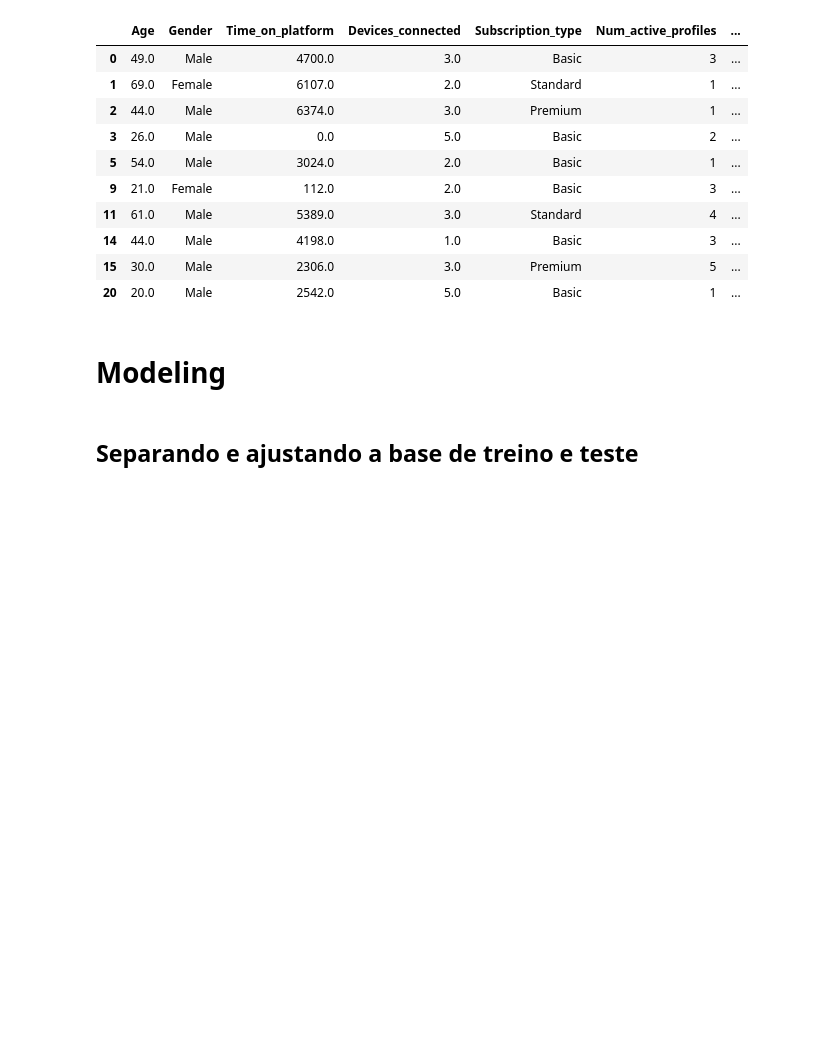
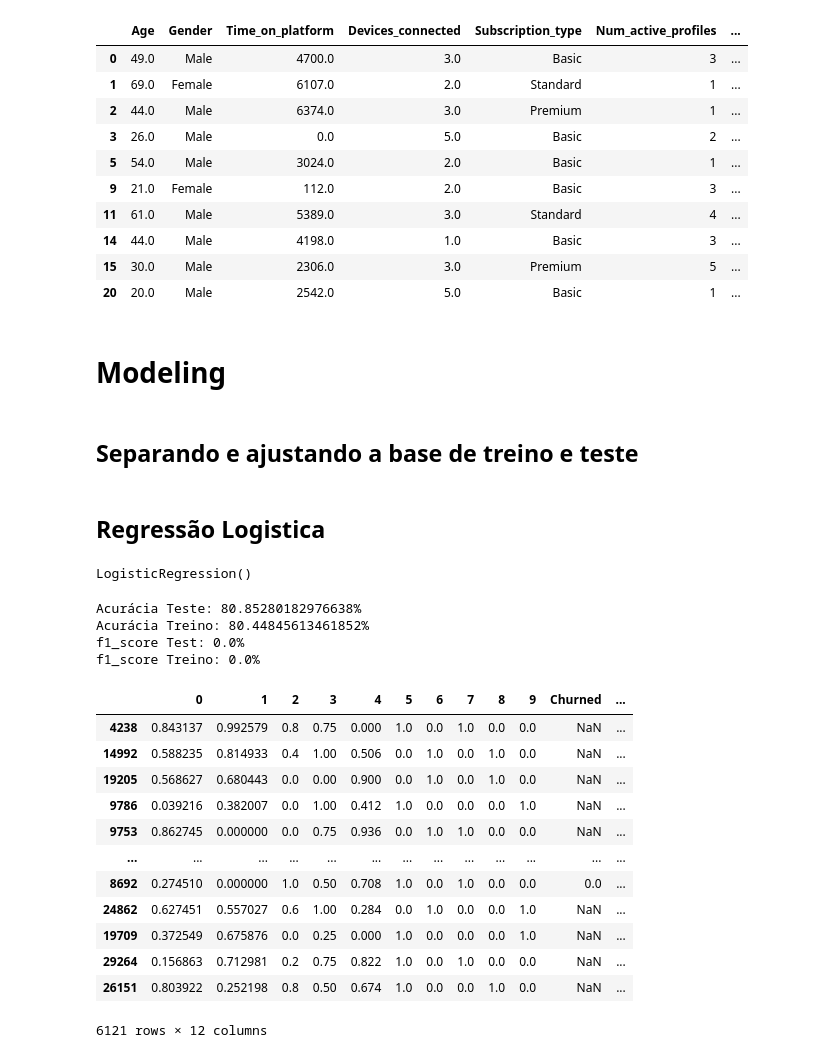
Before and after one commit to GTBelini22/Case_Classsificacao, a Jupyter notebook: Desafio_Previsão_de_Streaminyg_Classificação.ipynb, the cells around one changed output. Cells and saved outputs as stored; diff of their text form; code cells hidden in the pictures; blank space fills up the shorter version.

Commit message:
Regressão logistica

```diff
--- a/Desafio_Previsão_de_Streaminyg_Classificação.ipynb
+++ b/Desafio_Previsão_de_Streaminyg_Classificação.ipynb
@@ -234,3 +237,41 @@ mm = MinMaxScaler()
 x= pd.DataFrame(mm.fit_transform(x))
 # %%
 x_train, x_test, y_train, y_test = train_test_split(x,y, test_size=0.2)
+# %% [markdown]
+## Regressão Logistica
+# %%
+lr = LogisticRegression()
+
+lr.fit(x_train, y_train)
+# %% [output]
+LogisticRegression()
+# %%
+y_pred_lr_test = lr.predict(x_test)
+y_pred_lr_train = lr.predict(x_train)
+
+print(f'Acurácia Teste: {accuracy_score(y_test, y_pred_lr_test)*100}%')
+print(f'Acurácia Treino: {accuracy_score(y_train, y_pred_lr_train)*100}%')
+
+print(f'f1_score Test: {f1_score(y_test, y_pred_lr_test)*100}%')
+print(f'f1_score Treino: {f1_score(y_train, y_pred_lr_train)*100}%')
+# %% [output]
+Acurácia Teste: 80.85280182976638%
+Acurácia Treino: 80.44845613461852%
+f1_score Test: 0.0%
+f1_score Treino: 0.0%
+# %%
+x_test.assign(Churned = y_test).assign(labels = y_pred_lr_test)
+# %% [output]
+|  | 0 | 1 | 2 | 3 | 4 | 5 | 6 | 7 | 8 | 9 | Churned | ... |
+| 4238 | 0.843137 | 0.992579 | 0.8 | 0.75 | 0.000 | 1.0 | 0.0 | 1.0 | 0.0 | 0.0 | NaN | ... |
+| 14992 | 0.588235 | 0.814933 | 0.4 | 1.00 | 0.506 | 0.0 | 1.0 | 0.0 | 1.0 | 0.0 | NaN | ... |
+| 19205 | 0.568627 | 0.680443 | 0.0 | 0.00 | 0.900 | 0.0 | 1.0 | 0.0 | 1.0 | 0.0 | NaN | ... |
+| 9786 | 0.039216 | 0.382007 | 0.0 | 1.00 | 0.412 | 1.0 | 0.0 | 0.0 | 0.0 | 1.0 | NaN | ... |
+| 9753 | 0.862745 | 0.000000 | 0.0 | 0.75 | 0.936 | 0.0 | 1.0 | 1.0 | 0.0 | 0.0 | NaN | ... |
+| ... | ... | ... | ... | ... | ... | ... | ... | ... | ... | ... | ... | ... |
+| 8692 | 0.274510 | 0.000000 | 1.0 | 0.50 | 0.708 | 1.0 | 0.0 | 1.0 | 0.0 | 0.0 | 0.0 | ... |
+| 24862 | 0.627451 | 0.557027 | 0.6 | 1.00 | 0.284 | 0.0 | 1.0 | 0.0 | 0.0 | 1.0 | NaN | ... |
+| 19709 | 0.372549 | 0.675876 | 0.0 | 0.25 | 0.000 | 1.0 | 0.0 | 0.0 | 0.0 | 1.0 | NaN | ... |
+| 29264 | 0.156863 | 0.712981 | 0.2 | 0.75 | 0.822 | 1.0 | 0.0 | 1.0 | 0.0 | 0.0 | NaN | ... |
+| 26151 | 0.803922 | 0.252198 | 0.8 | 0.50 | 0.674 | 1.0 | 0.0 | 0.0 | 1.0 | 0.0 | NaN | ... |
+6121 rows × 12 columns
```
Also changed, not shown: parts of 1 cell of this notebook.
